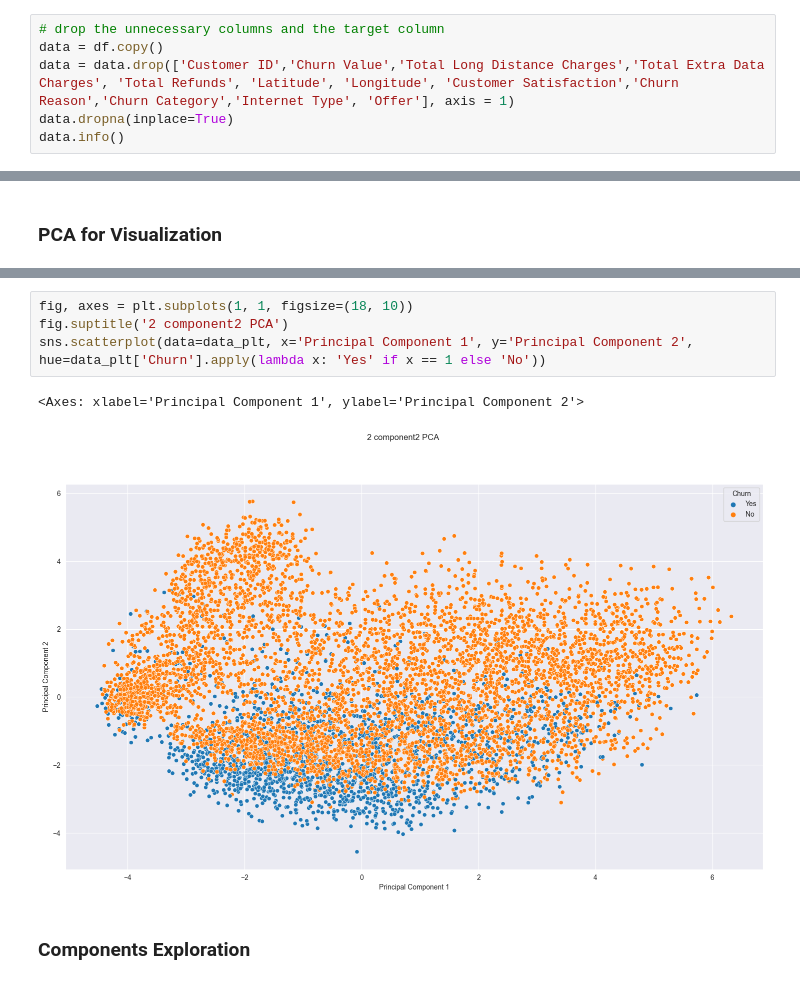
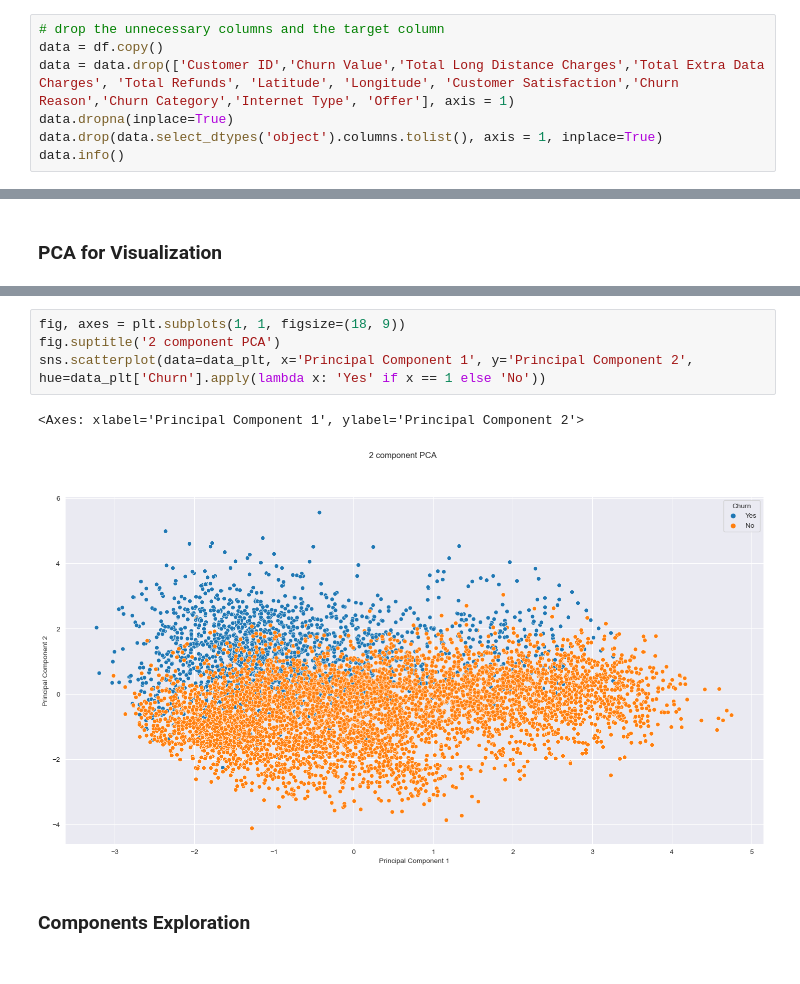
Before and after one commit to PlamenStilyianov/Professional_Certificate_in_ML_and_AI, a Jupyter notebook: Module6/Try-it_6.2_starter/tryit_6.2-working.ipynb, the cells around one changed output, grey strips where cells are left out. Drawn from its saved outputs; the diff is of its cells as text.

```diff
--- a/Module6/Try-it_6.2_starter/tryit_6.2-working.ipynb
+++ b/Module6/Try-it_6.2_starter/tryit_6.2-working.ipynb
@@ -73,6 +73,7 @@ df.describe()
 data = df.copy()
 data = data.drop(['Customer ID','Churn Value','Total Long Distance Charges','Total Extra Data Charges', 'Total Refunds', 'Latitude', 'Longitude', 'Customer Satisfaction','Churn Reason','Churn Category','Internet Type', 'Offer'], axis = 1)
 data.dropna(inplace=True)
+data.drop(data.select_dtypes('object').columns.tolist(), axis = 1, inplace=True)
 data.info()
 # %% [output]
 <class 'pandas.core.frame.DataFrame'>
@@ -202,10 +205,10 @@ ax.grid()
 # %%
-fig, axes = plt.subplots(1, 1, figsize=(18, 10))
-fig.suptitle('2 component2 PCA')
+fig, axes = plt.subplots(1, 1, figsize=(18, 9))
+fig.suptitle('2 component PCA')
 sns.scatterplot(data=data_plt, x='Principal Component 1', y='Principal Component 2', hue=data_plt['Churn'].apply(lambda x: 'Yes' if x == 1 else 'No'))
 # %% [output]
 <Axes: xlabel='Principal Component 1', ylabel='Principal Component 2'>
-[figure, old version]
+[figure, new version]
 # %% [markdown]
 ### Components Exploration
 # %%
```
Also changed, not shown: parts of 18 cells of this notebook, 4 other files.
